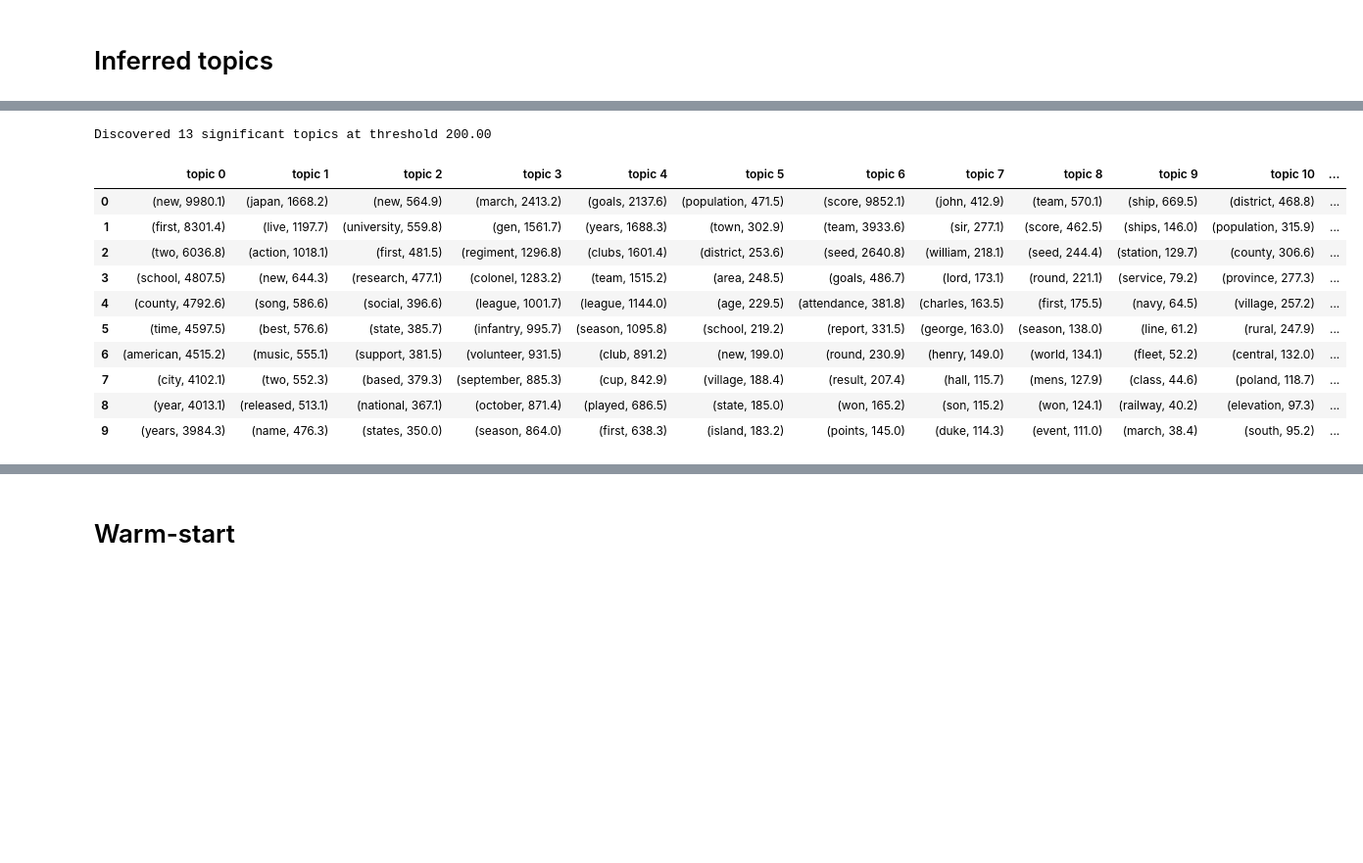
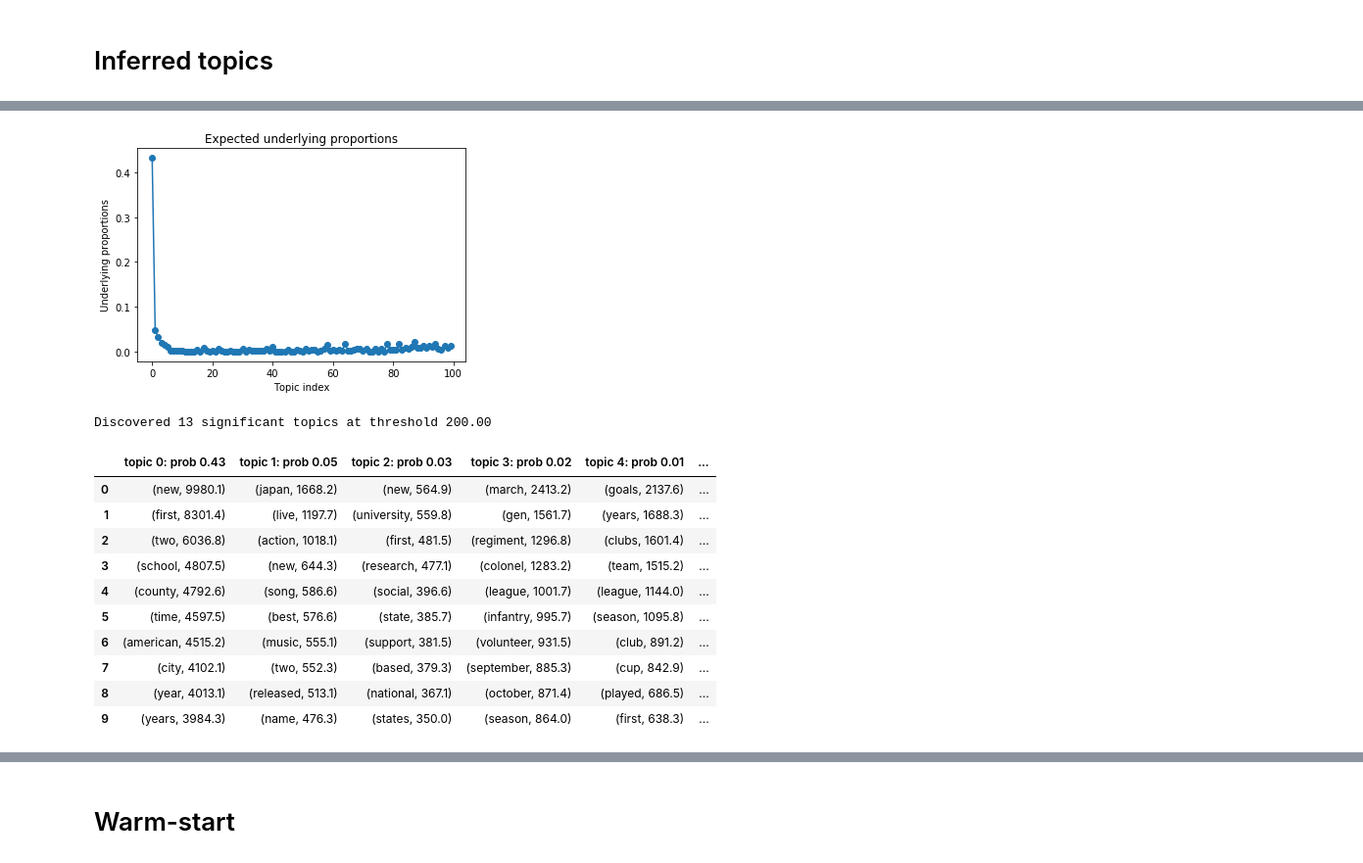
Before and after one commit to tinnguyen96/online-hdp, a Jupyter notebook: Report.ipynb, the cells around one changed output, grey strips where cells are left out. Shown at 98% size. Drawn from its saved outputs; the diff is of its cells as text; code cells hidden in the pictures; blank space fills up the shorter version.

```diff
--- a/Report.ipynb
+++ b/Report.ipynb
@@ -327,9 +327,32 @@ plt.show()
 import numpy as np
 import pandas as pd
 # %%
-def printtopics(vocabfile, lambdafile, normalized, threshold, displaycount):
+from utils import GEM_expectation
+import matplotlib.pyplot as plt
+
+def printtopics(vocabfile, file, method, normalized, threshold, displaycount):
+    """
+    Inputs:
+    Outputs:
+    """
     vocab = open(vocabfile).readlines()
-    testlambda = np.loadtxt(lambdafile)
+    testlambda = np.loadtxt(file["lambda"])
+    # compute expectation of topic's underlying probability
+    testa = np.loadtxt(file["a"])
+    if (method == "thdp"):
+        testb = np.loadtxt(file["b"])
+        probs = GEM_expectation(testa[np.newaxis,:],testb[np.newaxis,:]).flatten()
+    elif (method == "nhdp"):
+        probs = testa/np.sum(testa)
+
+    # plot the expectations
+    plt.figure()
+    plt.plot(probs,marker="o")
+    plt.title("Expected underlying proportions")
+    plt.xlabel("Topic index")
+    plt.ylabel("Underlying proportions")
+    plt.show()
+
     sigtopics = 0
     df = pd.DataFrame()
     for k in range(0, len(testlambda)):
@@ -342,7 +365,7 @@ def printtopics(vocabfile, lambdafile, normalized, threshold, displaycount):
         temp = sorted(temp, key = lambda x: x[0], reverse=True)
         # plot topics with parameters exceeding the threshold
         if (temp[0][0] >= threshold):
-            colname = 'topic %d' % (k)
+            colname = 'topic %d: prob %.2f' % (k, probs[k])
             coldata = [(str.strip(vocab[temp[i][1]]), temp[i][0]) for i in range(0, displaycount)]
             df[colname] = coldata
     print("Discovered %d significant topics at threshold %.2f" %(len(df.columns),threshold))
@@ -393,21 +431,26 @@ Discovered 28 significant topics at threshold 200.00
 # %%
 vocabfile = "dictnostops.txt"
-topicpath = "results/thdpK100_D20_wiki10k_wiki1k/lambda-800.dat"
-normalized = 0
+file = {}
+file["lambda"] ="results/thdpK100_D20_wiki10k_wiki1k/lambda-800.dat"
+file["a"] ="results/thdpK100_D20_wiki10k_wiki1k/a-800.dat"
+file["b"] ="results/thdpK100_D20_wiki10k_wiki1k/b-800.dat"
+normalized = False
+method = "thdp"
 threshold = 200
 displaycount = 10
-df = printtopics(vocabfile, topicpath, normalized, threshold, displaycount)
+df = printtopics(vocabfile, file, method, normalized, threshold, displaycount)
 df
 # %% [output]
+[figure, added]
 Discovered 13 significant topics at threshold 200.00
-|  | topic 0 | topic 1 | topic 2 | topic 3 | topic 4 | topic 5 | topic 6 | topic 7 | topic 8 | topic 9 | topic 10 | ... |
-| 0 | (new, 9980.1) | (japan, 1668.2) | (new, 564.9) | (march, 2413.2) | (goals, 2137.6) | (population, 471.5) | (score, 9852.1) | (john, 412.9) | (team, 570.1) | (ship, 669.5) | (district, 468.8) | ... |
-| 1 | (first, 8301.4) | (live, 1197.7) | (university, 559.8) | (gen, 1561.7) | (years, 1688.3) | (town, 302.9) | (team, 3933.6) | (sir, 277.1) | (score, 462.5) | (ships, 146.0) | (population, 315.9) | ... |
-| 2 | (two, 6036.8) | (action, 1018.1) | (first, 481.5) | (regiment, 1296.8) | (clubs, 1601.4) | (district, 253.6) | (seed, 2640.8) | (william, 218.1) | (seed, 244.4) | (station, 129.7) | (county, 306.6) | ... |
-| 3 | (school, 4807.5) | (new, 644.3) | (research, 477.1) | (colonel, 1283.2) | (team, 1515.2) | (area, 248.5) | (goals, 486.7) | (lord, 173.1) | (round, 221.1) | (service, 79.2) | (province, 277.3) | ... |
-| 4 | (county, 4792.6) | (song, 586.6) | (social, 396.6) | (league, 1001.7) | (league, 1144.0) | (age, 229.5) | (attendance, 381.8) | (charles, 163.5) | (first, 175.5) | (navy, 64.5) | (village, 257.2) | ... |
-| 5 | (time, 4597.5) | (best, 576.6) | (state, 385.7) | (infantry, 995.7) | (season, 1095.8) | (school, 219.2) | (report, 331.5) | (george, 163.0) | (season, 138.0) | (line, 61.2) | (rural, 247.9) | ... |
-| 6 | (american, 4515.2) | (music, 555.1) | (support, 381.5) | (volunteer, 931.5) | (club, 891.2) | (new, 199.0) | (round, 230.9) | (henry, 149.0) | (world, 134.1) | (fleet, 52.2) | (central, 132.0) | ... |
-| 7 | (city, 4102.1) | (two, 552.3) | (based, 379.3) | (september, 885.3) | (cup, 842.9) | (village, 188.4) | (result, 207.4) | (hall, 115.7) | (mens, 127.9) | (class, 44.6) | (poland, 118.7) | ... |
-| 8 | (year, 4013.1) | (released, 513.1) | (national, 367.1) | (october, 871.4) | (played, 686.5) | (state, 185.0) | (won, 165.2) | (son, 115.2) | (won, 124.1) | (railway, 40.2) | (elevation, 97.3) | ... |
-| 9 | (years, 3984.3) | (name, 476.3) | (states, 350.0) | (season, 864.0) | (first, 638.3) | (island, 183.2) | (points, 145.0) | (duke, 114.3) | (event, 111.0) | (march, 38.4) | (south, 95.2) | ... |
+|  | topic 0: prob 0.43 | topic 1: prob 0.05 | topic 2: prob 0.03 | topic 3: prob 0.02 | topic 4: prob 0.01 | ... |
+| 0 | (new, 9980.1) | (japan, 1668.2) | (new, 564.9) | (march, 2413.2) | (goals, 2137.6) | ... |
+| 1 | (first, 8301.4) | (live, 1197.7) | (university, 559.8) | (gen, 1561.7) | (years, 1688.3) | ... |
+| 2 | (two, 6036.8) | (action, 1018.1) | (first, 481.5) | (regiment, 1296.8) | (clubs, 1601.4) | ... |
+| 3 | (school, 4807.5) | (new, 644.3) | (research, 477.1) | (colonel, 1283.2) | (team, 1515.2) | ... |
+| 4 | (county, 4792.6) | (song, 586.6) | (social, 396.6) | (league, 1001.7) | (league, 1144.0) | ... |
+| 5 | (time, 4597.5) | (best, 576.6) | (state, 385.7) | (infantry, 995.7) | (season, 1095.8) | ... |
+| 6 | (american, 4515.2) | (music, 555.1) | (support, 381.5) | (volunteer, 931.5) | (club, 891.2) | ... |
+| 7 | (city, 4102.1) | (two, 552.3) | (based, 379.3) | (september, 885.3) | (cup, 842.9) | ... |
+| 8 | (year, 4013.1) | (released, 513.1) | (national, 367.1) | (october, 871.4) | (played, 686.5) | ... |
+| 9 | (years, 3984.3) | (name, 476.3) | (states, 350.0) | (season, 864.0) | (first, 638.3) | ... |
```
Also changed, not shown: parts of 11 cells of this notebook, 9 other files.
